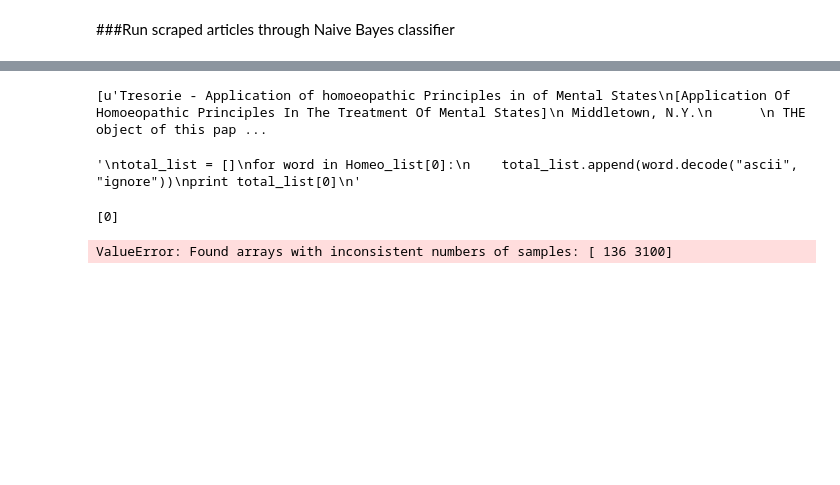
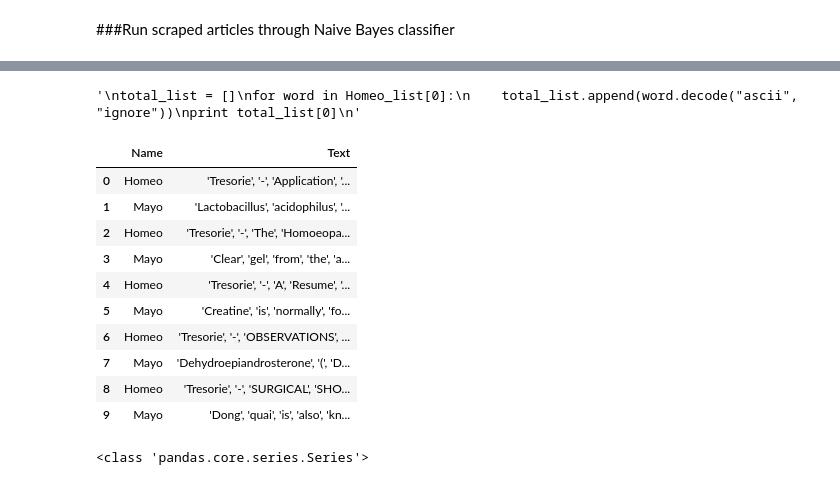
Before and after one commit to MarkRegalla27/Health_Information, a Jupyter notebook: Classifier.ipynb, the cells around one changed output, grey strips where cells are left out. Saved outputs shown, nothing was run; the diff lists cells and outputs as text; code cells hidden in the pictures; blank space fills up the shorter version.

```diff
--- a/Classifier.ipynb
+++ b/Classifier.ipynb
@@ -208,11 +192,11 @@ for article in os.listdir('/users/markregalla/desktop/metis/Project4/HomeoArticl
         stuff = myfile.read()
     myfile.close
     if stuff != '':
-        Homeo_list.append(stuff.decode("ascii", "ignore"))
+        Homeo_list.append(str(stuff.decode("ascii", "ignore")))
     k += 1
     if k == 35:
         break
-print Homeo_list
+#print Homeo_list
 '''
 total_list = []
 for word in Homeo_list[0]:
@@ -220,42 +204,16 @@ for word in Homeo_list[0]:
 print total_list[0]
 '''
 # %% [output]
-[u'Tresorie - Application of homoeopathic Principles in of Mental States\n[Application Of Homoeopathic Principles In The Treatment Of Mental States]\n Middletown, N.Y.\n      \n THE object of this pap ...
+'\ntotal_list = []\nfor word in Homeo_list[0]:\n    total_list.append(word.decode("ascii", "ignore"))\nprint total_list[0]\n'
-'\ntotal_list = []\nfor word in Homeo_list[0]:\n    total_list.append(word.decode("ascii", "ignore"))\nprint total_list[0]\n'
 # %%
+Mayo_word_token = []
+Mayo_sent_token = []
+Homeo_word_token = []
+Homeo_sent_token = []
+
 for word in Mayo_list:
-    Mayo_word_token = word_tokenize(word)
-    Mayo_sent_token = sent_tokenize(word)
+    Mayo_word_token.append(word_tokenize(word))
+    Mayo_sent_token.append(sent_tokenize(word))
 for word in Homeo_list:
-    Homeo_word_token = word_tokenize(word)
-    Homeo_sent_token = sent_tokenize(word)
-#Homeo_token
+    Homeo_word_token.append(word_tokenize(word))
+    Homeo_sent_token.append(sent_tokenize(word))
-# %%
-%matplotlib inline
-vectorizer = CountVectorizer(ngram_range=(1,2))
-vectorizer.fit(Mayo_word_token)
-vectorizer.fit(Homeo_word_token)
-
-#difference between 2 below?
-#none after comparing both
-#x = vectorizer.transform(Mayo_word_token)
-#mayo_train_vector = vectorizer.fit_transform(Mayo_word_token)
-
-#homeo_train_vector = vectorizer.fit_transform(Homeo_word_token)
-mayo_train_vector = vectorizer.transform(Mayo_word_token)
-homeo_train_vector = vectorizer.transform(Homeo_word_token)
-
-mayo_train_y = [1 for x in range(len(Mayo_word_token))]
-homeo_train_y = [0 for x in range(len(Homeo_word_token))]
-clf = MultinomialNB(alpha=1.0, class_prior=None, fit_prior=True)
-clf.fit(mayo_train_vector, mayo_train_y)
-clf.fit(homeo_train_vector, homeo_train_y)
-print clf.predict(vectorizer.transform(['aloe']))
-
-#print vectorizer.get_feature_names()
-x_back = mayo_train_vector.toarray()
-#df = pd.DataFrame(x_back, columns=vectorizer.get_feature_names())
-#df.transpose()
-#plt.scatter(df)
-# %% [output]
-[0]
@@ -262,7 +236,23 @@ x_back = mayo_train_vector.toarray()
+# %%
+vectorizer = CountVectorizer()  #ngram_range=(1,2))
+vectorizer.fit(data.Text)
+x = vectorizer.transform(data.Text)
+data.head(10)
+# %% [output]
+|  | Name | Text |
+| 0 | Homeo | 'Tresorie', '-', 'Application', '... |
+| 1 | Mayo | 'Lactobacillus', 'acidophilus', '... |
+| 2 | Homeo | 'Tresorie', '-', 'The', 'Homoeopa... |
+| 3 | Mayo | 'Clear', 'gel', 'from', 'the', 'a... |
+| 4 | Homeo | 'Tresorie', '-', 'A', 'Resume', '... |
+| 5 | Mayo | 'Creatine', 'is', 'normally', 'fo... |
+| 6 | Homeo | 'Tresorie', '-', 'OBSERVATIONS', ... |
+| 7 | Mayo | 'Dehydroepiandrosterone', '(', 'D... |
+| 8 | Homeo | 'Tresorie', '-', 'SURGICAL', 'SHO... |
+| 9 | Mayo | 'Dong', 'quai', 'is', 'also', 'kn... |
 # %%
-X = Mayo_word_token
-y = Homeo_word_token
-X_train, X_test, y_train, y_test = train_test_split(X, y, test_size=0.25, random_state=42)
-print X_train, X_test, y_train, y_test
+y = data.Name
+x_train, x_test, y_train, y_test = train_test_split(x, y, test_size=0.25, random_state=0)
+#print x_train, x_test, y_train, y_test
 # %% [output]
-ValueError: Found arrays with inconsistent numbers of samples: [ 136 3100]
+<class 'pandas.core.series.Series'>
```
Also changed, not shown: parts of 10 cells of this notebook, 1 other file.
